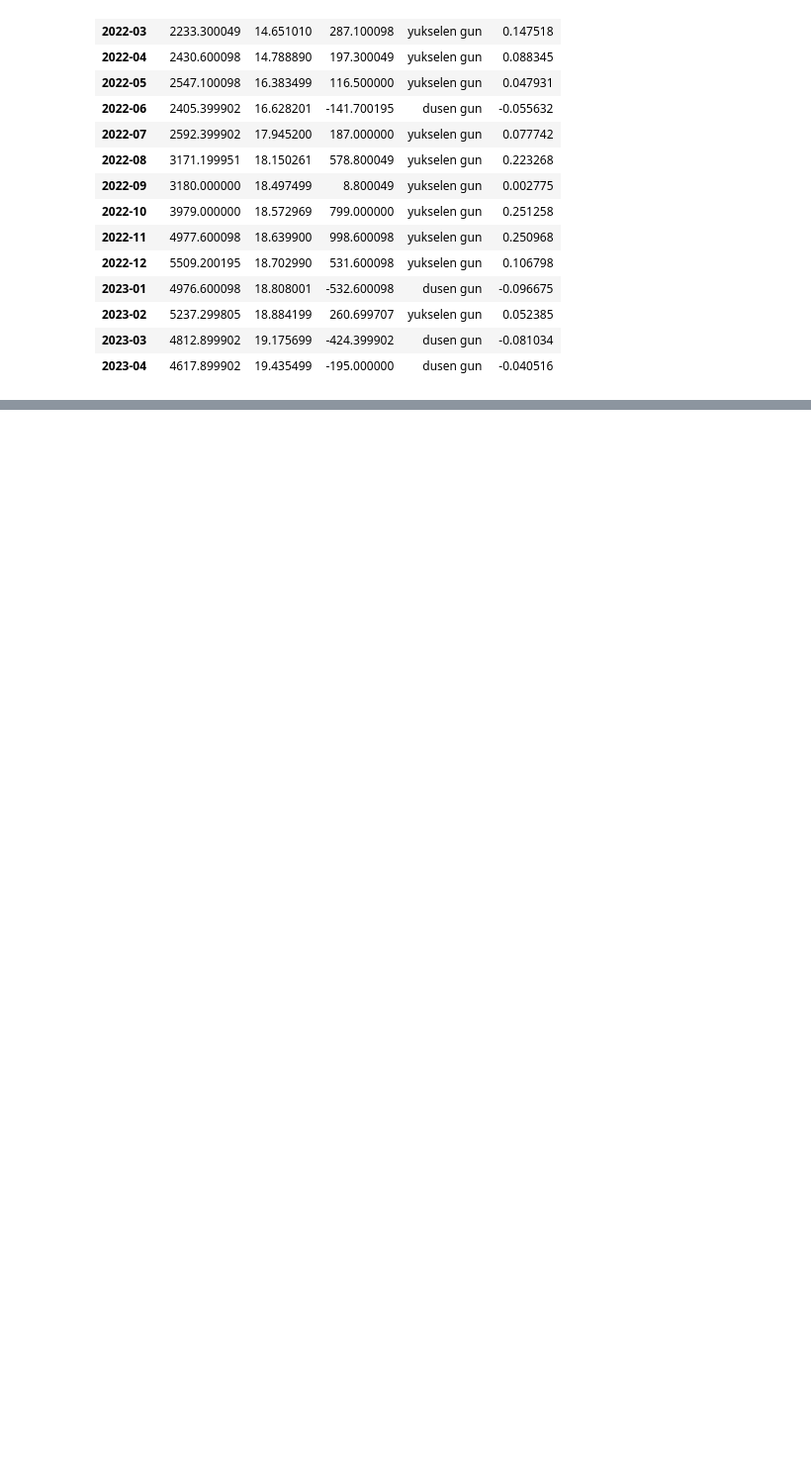
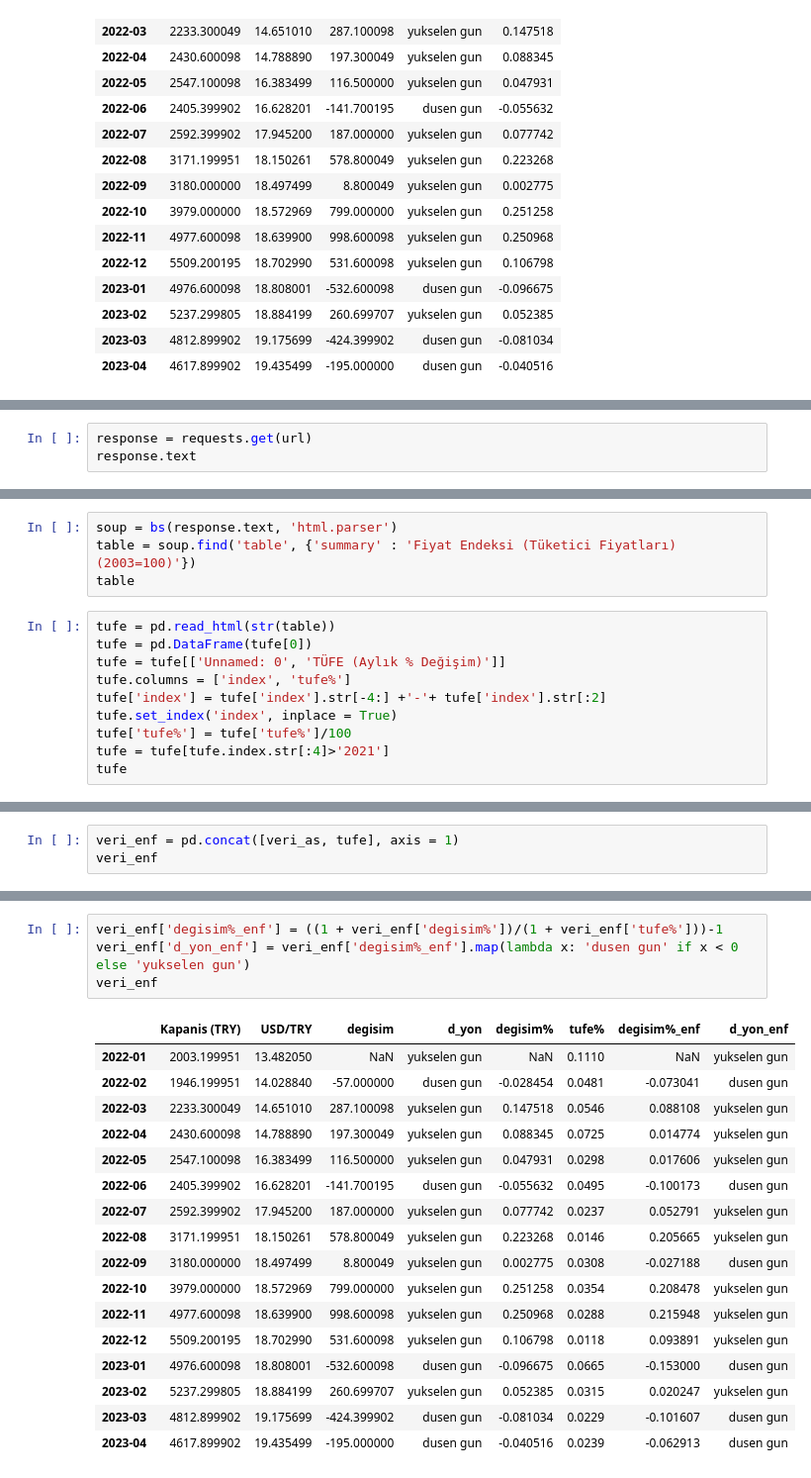
Before and after one commit to zubairnajim/4e-Academy-Lessons, a Jupyter notebook: Ders1.ipynb, the cells around one changed output, grey strips where cells are left out. Shown at 99% size. Saved outputs shown, nothing was run; the diff lists cells and outputs as text; blank space fills up the shorter version.

```diff
--- a/Ders1.ipynb
+++ b/Ders1.ipynb
@@ -526,0 +531,3 @@ veri_as2
+# %%
+response = requests.get(url)
+response.text
@@ -526,0 +536,14 @@ veri_as2
+# %%
+soup = bs(response.text, 'html.parser')
+table = soup.find('table', {'summary' : 'Fiyat Endeksi (Tüketici Fiyatları)(2003=100)'})
+table
+# %%
+tufe = pd.read_html(str(table))
+tufe = pd.DataFrame(tufe[0])
+tufe = tufe[['Unnamed: 0', 'TÜFE (Aylık % Değişim)']]
+tufe.columns = ['index', 'tufe%']
+tufe['index'] = tufe['index'].str[-4:] +'-'+ tufe['index'].str[:2]
+tufe.set_index('index', inplace = True)
+tufe['tufe%'] = tufe['tufe%']/100
+tufe = tufe[tufe.index.str[:4]>'2021']
+tufe
@@ -526,0 +569,3 @@ veri_as2
+# %%
+veri_enf = pd.concat([veri_as, tufe], axis = 1)
+veri_enf
@@ -526,0 +590,22 @@ veri_as2
+# %%
+veri_enf['degisim%_enf'] = ((1 + veri_enf['degisim%'])/(1 + veri_enf['tufe%']))-1
+veri_enf['d_yon_enf'] = veri_enf['degisim%_enf'].map(lambda x: 'dusen gun' if x < 0 else 'yukselen gun')
+veri_enf
+# %% [output]
+|  | Kapanis (TRY) | USD/TRY | degisim | d_yon | degisim% | tufe% | degisim%_enf | d_yon_enf |
+| 2022-01 | 2003.199951 | 13.482050 | NaN | yukselen gun | NaN | 0.1110 | NaN | yukselen gun |
+| 2022-02 | 1946.199951 | 14.028840 | -57.000000 | dusen gun | -0.028454 | 0.0481 | -0.073041 | dusen gun |
+| 2022-03 | 2233.300049 | 14.651010 | 287.100098 | yukselen gun | 0.147518 | 0.0546 | 0.088108 | yukselen gun |
+| 2022-04 | 2430.600098 | 14.788890 | 197.300049 | yukselen gun | 0.088345 | 0.0725 | 0.014774 | yukselen gun |
+| 2022-05 | 2547.100098 | 16.383499 | 116.500000 | yukselen gun | 0.047931 | 0.0298 | 0.017606 | yukselen gun |
+| 2022-06 | 2405.399902 | 16.628201 | -141.700195 | dusen gun | -0.055632 | 0.0495 | -0.100173 | dusen gun |
+| 2022-07 | 2592.399902 | 17.945200 | 187.000000 | yukselen gun | 0.077742 | 0.0237 | 0.052791 | yukselen gun |
+| 2022-08 | 3171.199951 | 18.150261 | 578.800049 | yukselen gun | 0.223268 | 0.0146 | 0.205665 | yukselen gun |
+| 2022-09 | 3180.000000 | 18.497499 | 8.800049 | yukselen gun | 0.002775 | 0.0308 | -0.027188 | dusen gun |
+| 2022-10 | 3979.000000 | 18.572969 | 799.000000 | yukselen gun | 0.251258 | 0.0354 | 0.208478 | yukselen gun |
+| 2022-11 | 4977.600098 | 18.639900 | 998.600098 | yukselen gun | 0.250968 | 0.0288 | 0.215948 | yukselen gun |
+| 2022-12 | 5509.200195 | 18.702990 | 531.600098 | yukselen gun | 0.106798 | 0.0118 | 0.093891 | yukselen gun |
+| 2023-01 | 4976.600098 | 18.808001 | -532.600098 | dusen gun | -0.096675 | 0.0665 | -0.153000 | dusen gun |
+| 2023-02 | 5237.299805 | 18.884199 | 260.699707 | yukselen gun | 0.052385 | 0.0315 | 0.020247 | yukselen gun |
+| 2023-03 | 4812.899902 | 19.175699 | -424.399902 | dusen gun | -0.081034 | 0.0229 | -0.101607 | dusen gun |
+| 2023-04 | 4617.899902 | 19.435499 | -195.000000 | dusen gun | -0.040516 | 0.0239 | -0.062913 | dusen gun |
```
Also changed, not shown: parts of 6 cells of this notebook.
